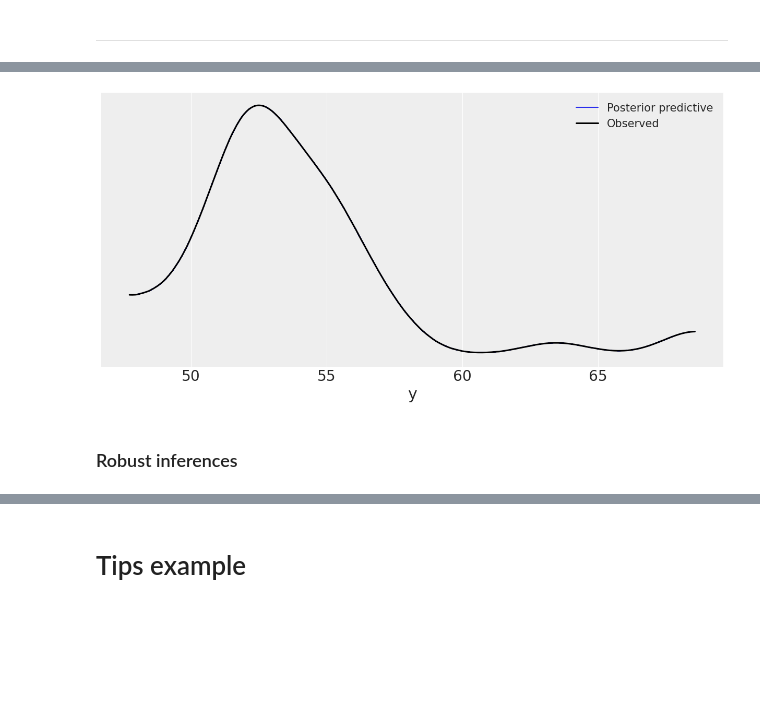
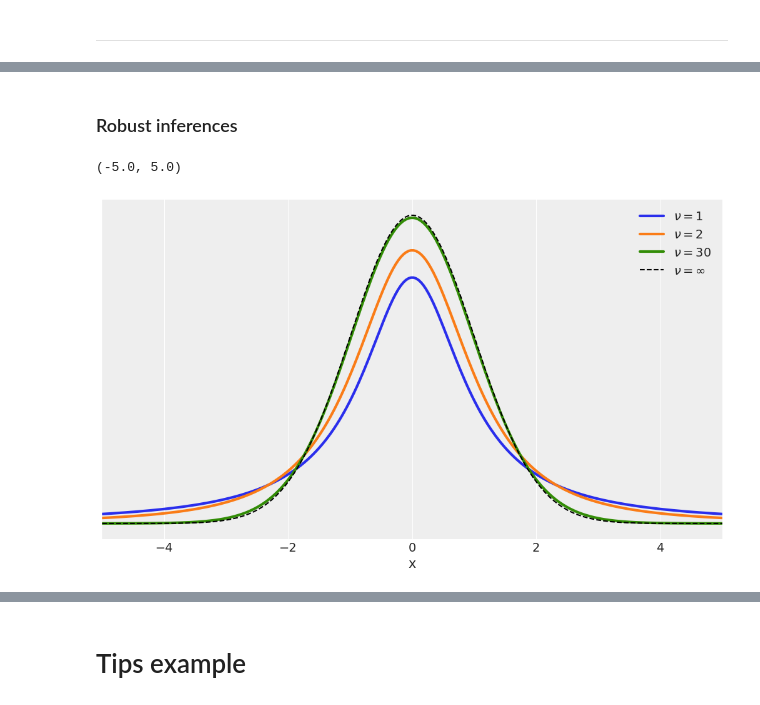
Before and after one commit to tallamjr/bap-numpyro, a Jupyter notebook: notebooks/02-programming-probabilistically.ipynb, the cells around one changed output, grey strips where cells are left out. Drawn from its saved outputs; the diff is of its cells as text; code cells hidden in the pictures; blank space fills up the shorter version.

```diff
--- a/notebooks/02-programming-probabilistically.ipynb
+++ b/notebooks/02-programming-probabilistically.ipynb
@@ -293,5 +270,0 @@ m11_4_pe_az = az.from_numpyro(mcmc2)
-# %%
-data_ppc = az.from_numpyro(mcmc2, prior=prior_predictions, posterior_predictive=p_post)
-ax = az.plot_ppc(data_ppc, figsize=(12, 6), mean=False, observed=True)
-# %% [output]
-[figure, removed]
@@ -308,17 +272,19 @@ plt.savefig('B11197_02_11.png', dpi=300)
 ### Robust inferences
 # %%
 plt.figure(figsize=(10, 6))
-x_values = np.linspace(-10, 10, 500)
+x_values = jnp.linspace(start=-10, stop=10, num=500)
 for df in [1, 2, 30]:
-    distri = stats.t(df)
-    x_pdf = distri.pdf(x_values)
+    distri = dist.StudentT(df)
+    x_pdf = jnp.exp(distri.log_prob(x_values))
     plt.plot(x_values, x_pdf, label=fr'$\nu = {df}$', lw=3)
 
-x_pdf = stats.norm.pdf(x_values)
+x_pdf = jnp.exp(dist.Normal().log_prob(x_values))
 plt.plot(x_values, x_pdf, 'k--', label=r'$\nu = \infty$')
 plt.xlabel('x')
 plt.yticks([])
 plt.legend()
 plt.xlim(-5, 5)
-plt.savefig('B11197_02_12.png', dpi=300)
+# %% [output]
+(-5.0, 5.0)
+[figure, added]
 # %% [markdown]
```
Also changed, not shown: parts of 37 cells of this notebook, 3 other files.
